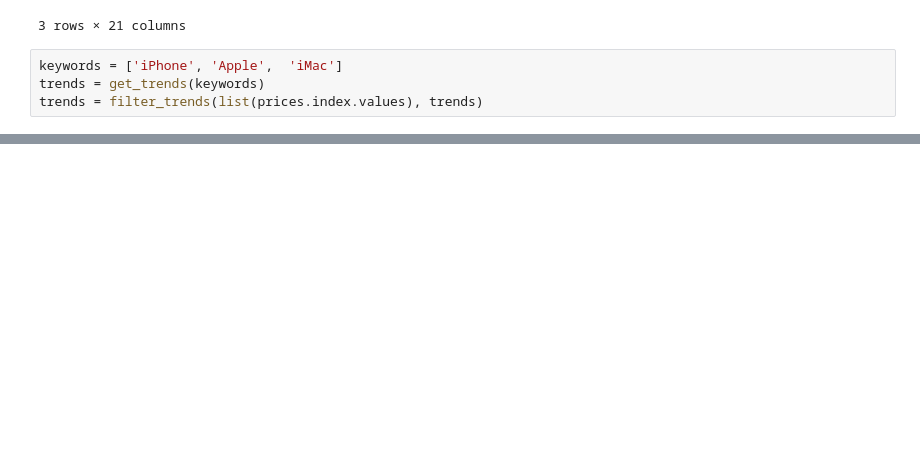
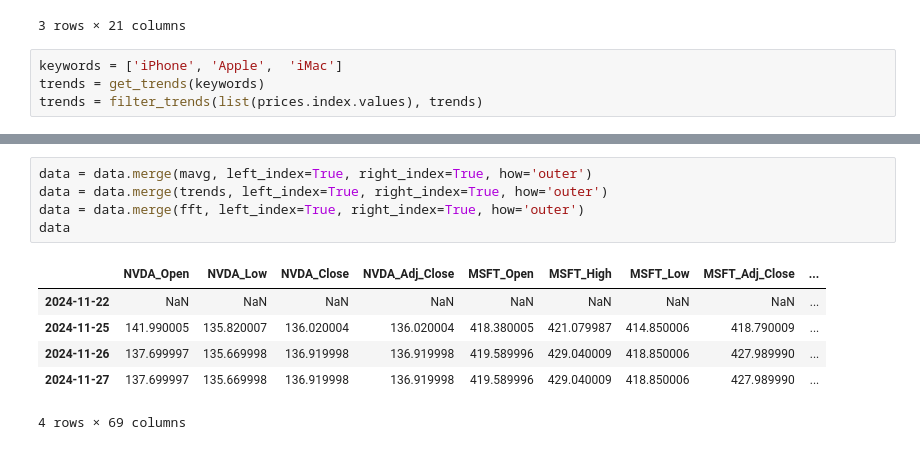
Before and after one commit to Vegtor/GAN-stock-prediction, a Jupyter notebook: testovani.ipynb, the cells around one changed output, grey strips where cells are left out. Saved outputs shown, nothing was run; the diff lists cells and outputs as text; blank space fills up the shorter version.

```diff
--- a/testovani.ipynb
+++ b/testovani.ipynb
@@ -78,3 +93,15 @@ trends
+# %%
+data = data.merge(mavg, left_index=True, right_index=True, how='outer')
+data = data.merge(trends, left_index=True, right_index=True, how='outer')
+data = data.merge(fft, left_index=True, right_index=True, how='outer')
+data
+# %% [output]
+|  | NVDA_Open | NVDA_Low | NVDA_Close | NVDA_Adj_Close | MSFT_Open | MSFT_High | MSFT_Low | MSFT_Adj_Close | ... |
+| 2024-11-22 | NaN | NaN | NaN | NaN | NaN | NaN | NaN | NaN | ... |
+| 2024-11-25 | 141.990005 | 135.820007 | 136.020004 | 136.020004 | 418.380005 | 421.079987 | 414.850006 | 418.790009 | ... |
+| 2024-11-26 | 137.699997 | 135.669998 | 136.919998 | 136.919998 | 419.589996 | 429.040009 | 418.850006 | 427.989990 | ... |
+| 2024-11-27 | 137.699997 | 135.669998 | 136.919998 | 136.919998 | 419.589996 | 429.040009 | 418.850006 | 427.989990 | ... |
+4 rows × 69 columns
 # %%
 prices = prices.merge(trends, left_index=True, right_index=True, how='outer')
 prices
```
Also changed, not shown: parts of 9 cells of this notebook, 6 other files.
